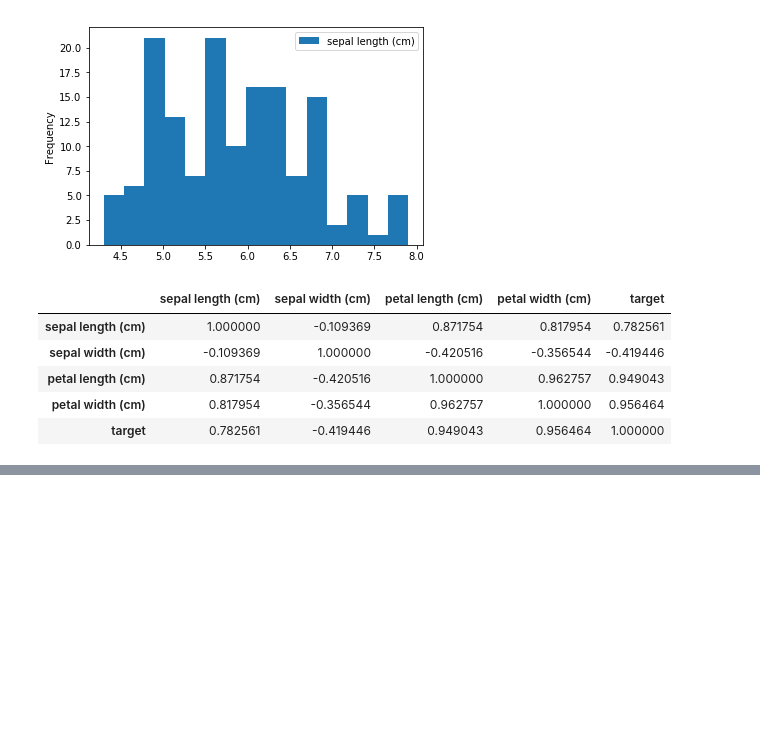
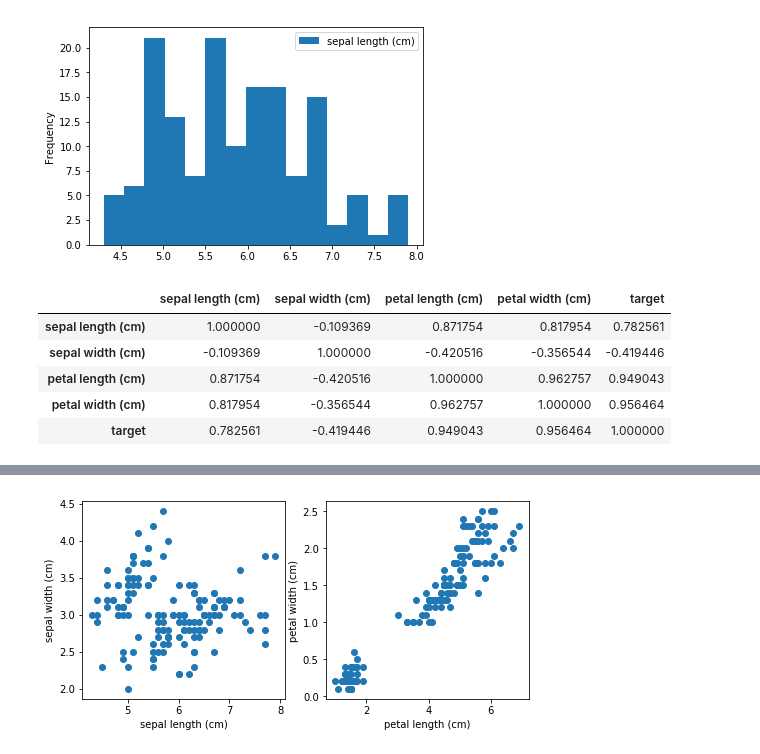
Before and after one commit to drsenri/Training_of_data_science, a Jupyter notebook: tutorial/02_データハンドリングの練習.ipynb, the cells around one changed output, grey strips where cells are left out. Cells and saved outputs as stored; diff of their text form; code cells hidden in the pictures; blank space fills up the shorter version.

```diff
--- a/tutorial/02_データハンドリングの練習.ipynb
+++ b/tutorial/02_データハンドリングの練習.ipynb
@@ -104,0 +122,13 @@ iris_df.corr() # 相関係数を出力する (デフォルトはpearson)
+# %%
+fig = plt.figure(figsize = [8, 8])
+ax1 = fig.add_subplot(2,2,1)
+ax1.scatter(x = iris_df["sepal length (cm)"], y = iris_df["sepal width (cm)"])
+ax1.set_xlabel("sepal length (cm)")
+ax1.set_ylabel("sepal width (cm)")
+ax2 = fig.add_subplot(2,2,2)
+ax2.scatter(x = iris_df["petal length (cm)"], y = iris_df["petal width (cm)"])
+ax2.set_xlabel("petal length (cm)")
+ax2.set_ylabel("petal width (cm)")
+plt.show()
+# %% [output]
+[figure, added]
```
Also changed, not shown: parts of 24 cells of this notebook.
